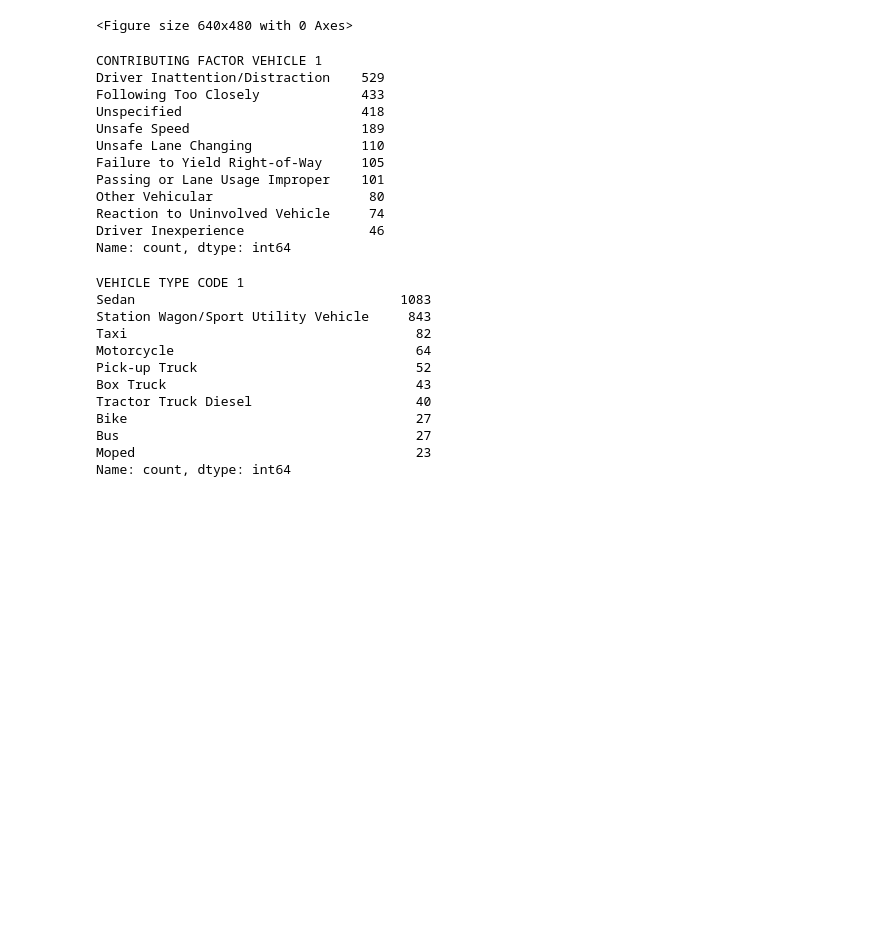
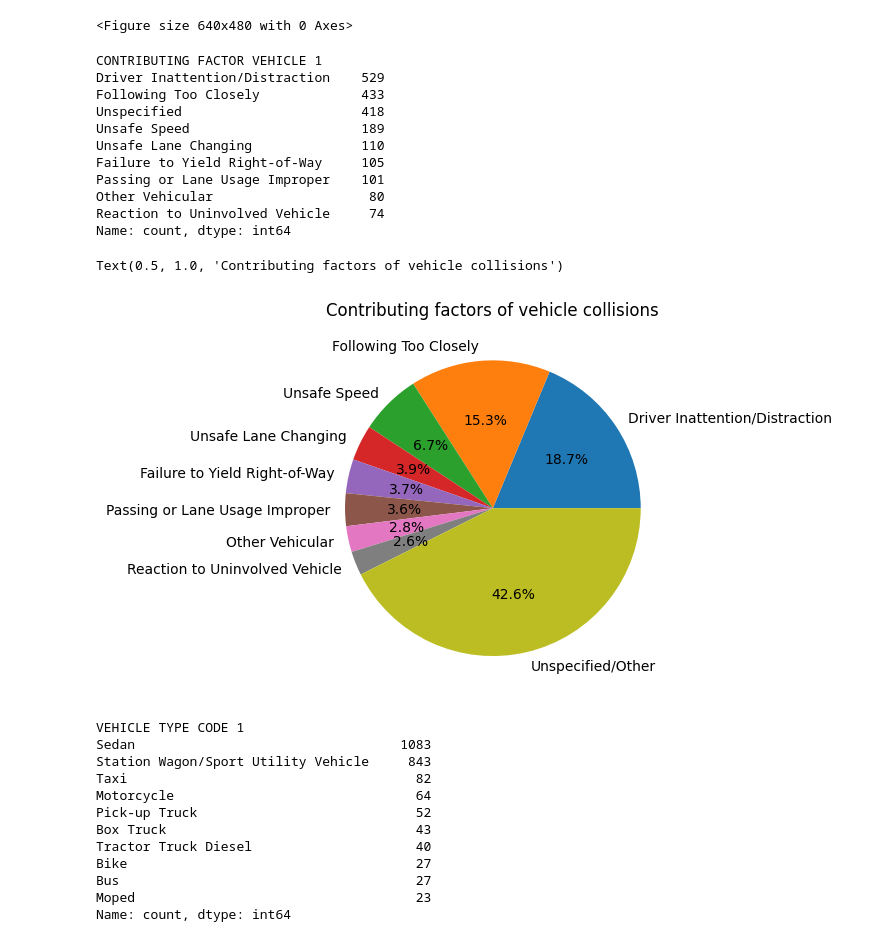
Before and after one commit to mlanicaputo/nyc-collisions, a Jupyter notebook: main.ipynb, the cells around one changed output. Saved outputs shown, nothing was run; the diff lists cells and outputs as text; code cells hidden in the pictures; blank space fills up the shorter version.

Commit message:
Create contributing factors pie chart

```diff
--- a/main.ipynb
+++ b/main.ipynb
@@ -91,7 +94,8 @@ plt.show()
 <Figure size 640x480 with 0 Axes>
 # %%
 # what are contributing factors to accidents on these streets?
-serious_accidents.value_counts(["CONTRIBUTING FACTOR VEHICLE 1"])[:10]
+factors = serious_accidents.value_counts(["CONTRIBUTING FACTOR VEHICLE 1"])[:10]
+factors
 # %% [output]
 CONTRIBUTING FACTOR VEHICLE 1
 Driver Inattention/Distraction    529
@@ -103,8 +107,29 @@ Failure to Yield Right-of-Way     105
 Passing or Lane Usage Improper    101
 Other Vehicular                    80
 Reaction to Uninvolved Vehicle     74
-Driver Inexperience                46
 Name: count, dtype: int64
+# %%
+labels = factors.index.to_list()
+labels = [label[0] for label in labels]
+labels[2] = "Unspecified/Other"
+
+collisions = factors.to_list()
+collisions[2] += len(serious_accidents) - sum(collisions[:2]) - sum(collisions[3:])
+
+# move unspecified/other to end of lists
+
+unspec_label = labels.pop(2)
+labels.append(unspec_label)
+
+unspec_collision = collisions.pop(2)
+collisions.append(unspec_collision)
+
+fig, ax = plt.subplots()
+ax.pie(collisions, labels=labels, autopct='%1.1f%%')
+ax.set_title('Contributing factors of vehicle collisions')
+# %% [output]
+Text(0.5, 1.0, 'Contributing factors of vehicle collisions')
+[figure, added]
 # %%
 # what type of vehicles are involved in these crashes?
 serious_accidents.value_counts(["VEHICLE TYPE CODE 1"])[:10]
```
Also changed, not shown: parts of 1 cell of this notebook, 1 other file.
